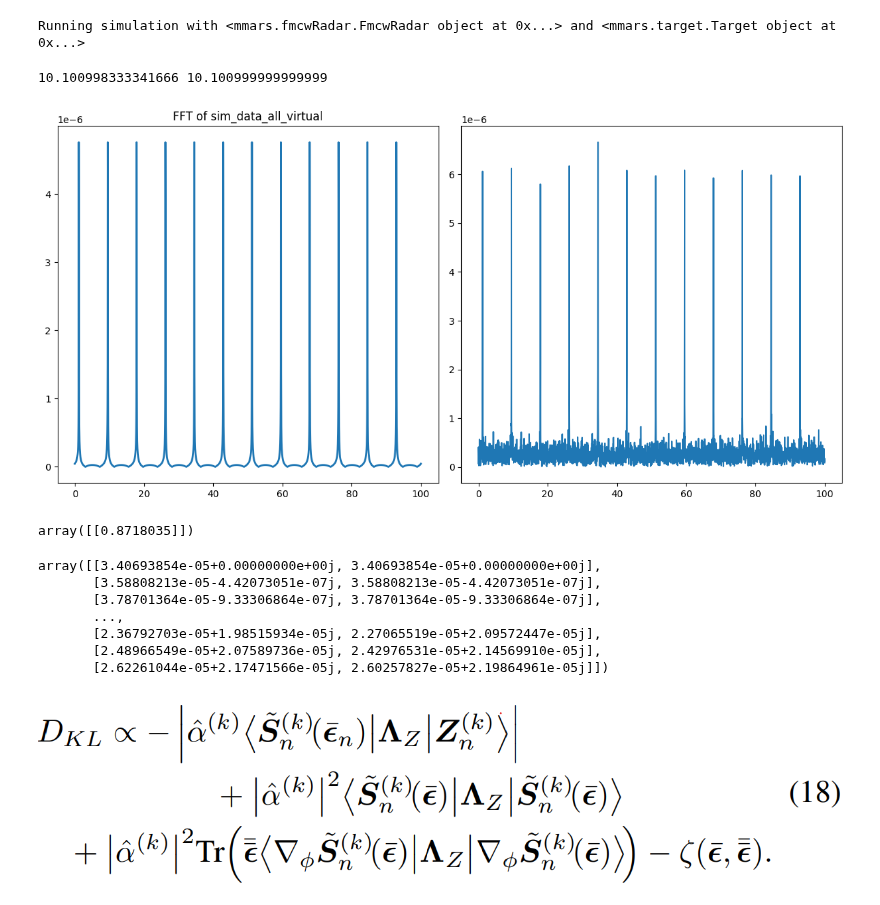
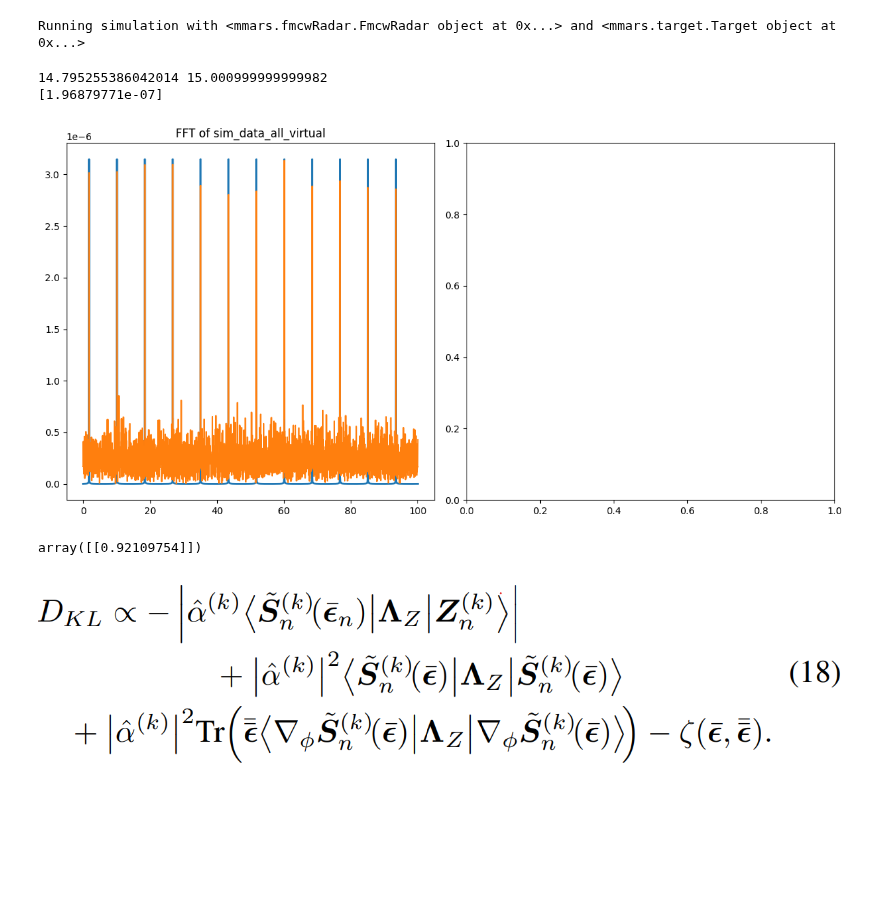
Before and after one commit to RHIMMELAND/MMARS, a Jupyter notebook: examples/MRBLaT_test.ipynb, the cells around one changed output. Cells and saved outputs as stored; diff of their text form; code cells hidden in the pictures; blank space fills up the shorter version.

```diff
--- a/examples/MRBLaT_test.ipynb
+++ b/examples/MRBLaT_test.ipynb
@@ -71,7 +71,7 @@ Running simulation with <mmars.fmcwRadar.FmcwRadar object at 0x...> and <mmars.t
 # %%
 sim_data = simulation_data.get_data()
 # %%
-frame = 1
+frame = 50
 
 print(target_model_1.get_trajectory()[0][frame], target_model_1.get_trajectory()[1][frame])
 
@@ -89,46 +89,37 @@ data_fourier = np.concatenate([np.fft.fft(sim_data_all_virtual[i:i+256, 0]) for
 
 data_fourier_energy = data_fourier.conj().T @ data_fourier
 
-data_fourier = np.sqrt(sim_data_all_virtual_energy/data_fourier_energy)*data_fourier
+data_fourier = (np.sqrt(sim_data_all_virtual_energy/data_fourier_energy)*data_fourier).T
 
 radar_model_1.generate_S_signal(target_model_1.get_trajectory()[0][frame], target_model_1.get_trajectory()[1][frame])
 
 S_N = radar_model_1.get_S_signal.flatten()[:, np.newaxis]/np.sqrt(256)
 # %% [output]
-10.100998333341666 10.100999999999999
+14.795255386042014 15.000999999999982
+[1.96879771e-07]
 # %%
 fig, axs = plt.subplots(1, 2, figsize=(12, 6))
 
 
 #axs[0].plot(np.linspace(0, max_range, Ns), np.abs(data_fourier.T), lw=2)
 axs[0].plot(np.linspace(0, max_range, Ns), np.abs(S_N), lw=2)
-axs[1].plot(np.linspace(0, max_range, Ns), np.abs(data_fourier.T))
+axs[0].plot(np.linspace(0, max_range, Ns), np.abs(data_fourier))
 
 #axs[0].set_xlim([0, 10])
+#axs[0].set_xlim([0, 10])
 axs[0].set_title('FFT of sim_data_all_virtual')
-
 
 #axs[1].set_xlim([0, 10])
 #axs[1].set_title('Generated S Signal')
 
 plt.tight_layout()
 plt.show()
 # %% [output]
-[figure, old version]
+[figure, new version]
 # %%
-np.abs(mrblatcomp.alpha_hat(S_N, data_fourier.T))
+np.abs(mrblatcomp.alpha_hat(S_N, data_fourier))
 # %% [output]
-array([[0.8718035]])
+array([[0.92109754]])
-# %%
-mrblatcomp.jacobian_S(np.array([5.5, 5.5]))
-# %% [output]
-array([[3.40693854e-05+0.00000000e+00j, 3.40693854e-05+0.00000000e+00j],
-       [3.58808213e-05-4.42073051e-07j, 3.58808213e-05-4.42073051e-07j],
-       [3.78701364e-05-9.33306864e-07j, 3.78701364e-05-9.33306864e-07j],
-       ...,
-       [2.36792703e-05+1.98515934e-05j, 2.27065519e-05+2.09572447e-05j],
-       [2.48966549e-05+2.07589736e-05j, 2.42976531e-05+2.14569910e-05j],
-       [2.62261044e-05+2.17471566e-05j, 2.60257827e-05+2.19864961e-05j]])
 # %% [markdown]
 ![image.png](attachment:image.png)
 # %%
```
Also changed, not shown: parts of 10 cells of this notebook, 2 other files.
